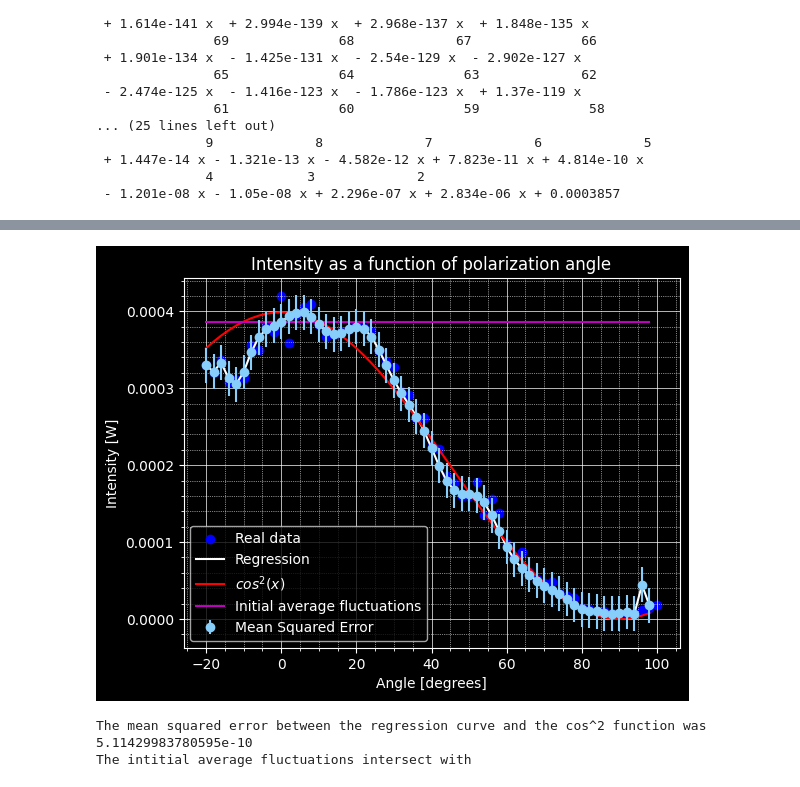
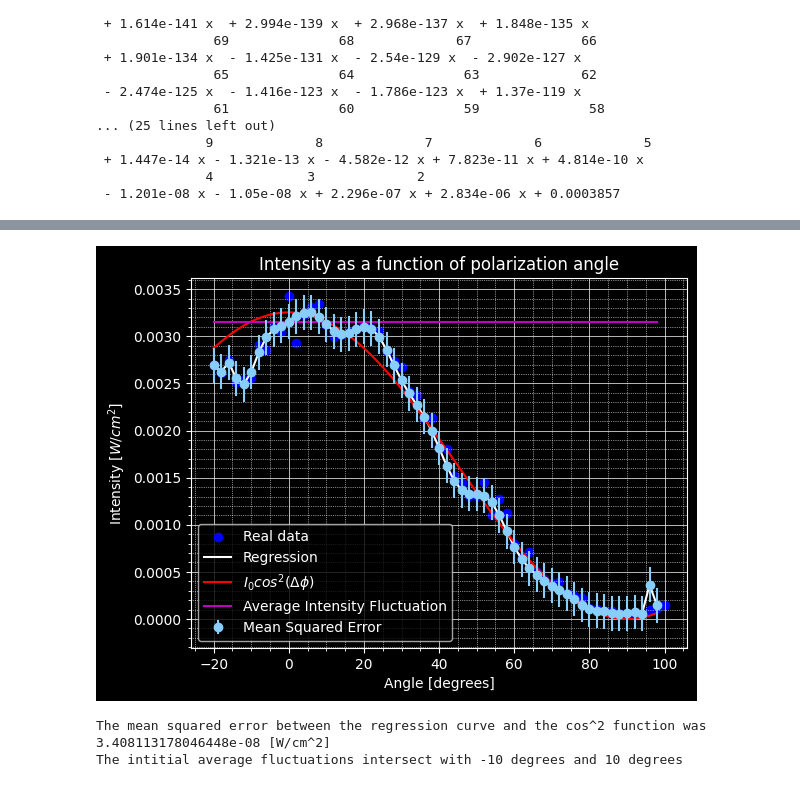
Before and after one commit to opticslabjkmspk/Optics-Lab, a Jupyter notebook: Lab 2 Report.ipynb, the cells around one changed output, grey strips where cells are left out. Cells and saved outputs as stored; diff of their text form; code cells hidden in the pictures.

```diff
--- a/Lab 2 Report.ipynb
+++ b/Lab 2 Report.ipynb
@@ -257,11 +278,11 @@ for i in reversed(range(2,21,2)):
         line = line.split(',')
         lines.append(line)
     df = pd.DataFrame(lines)
-    intensity = df[3]
-    intensity = intensity.values.tolist()
-    for j in range(0, len(intensity)):
-        intensity[j] = float(intensity[j])
-    avg = np.mean(intensity)
+    power = df[3]
+    power = power.values.tolist()
+    for j in range(0, len(power)):
+        power[j] = float(power[j])
+    avg = np.mean(power)
     avrg.append(avg)
     angle.append(-i)
 
@@ -275,18 +296,19 @@ for i in range(0,101,2):
         line = line.split(',')
         lines.append(line)
     df = pd.DataFrame(lines)
-    intensity = df[3]
-    intensity = intensity.values.tolist()
-    for j in range(0, len(intensity)):
-        intensity[j] = float(intensity[j])
-    avg = np.mean(intensity)
+    power = df[3]
+    power = power.values.tolist()
+    for j in range(0, len(power)):
+        power[j] = float(power[j])
+    avg = np.mean(power)
     avrg.append(avg)
     angle.append(i)
 
 data_dict = {
     'Angle [degrees]':angle,
-    'Average [W]':avrg
+    'Average Power [W]':avrg
 }
+
 
 data = pd.DataFrame(data_dict)
 print(data.to_string())
@@ -464,31 +513,31 @@ for i in range(len(angle_pop)):
 # %%
 '''
 Lastly, we are able to fit our 'best fit' regression curve to the data with error bars based on the mean squared error.
 '''
 
 with plt.style.context('dark_background'):
-    plt.scatter(angle,avrg,color = 'blue',label = 'Real data')
-    plt.plot(angle_pop,model(line),color='white',label = 'Regression')
-    plt.plot(angle_pop,values_pop,color = 'r',label = '$cos^{2}(x)$')
-    plt.plot(angle_pop,mean_fluc_arr,color = 'm',label='Initial average fluctuations')
+    plt.scatter(angle,final_avrg,color = 'blue',label = 'Real data')
+    plt.plot(angle_pop,final_model,color='white',label = 'Regression')
+    plt.plot(angle_pop,final_values,color = 'r',label = '$I_{0}cos^{2}(\Delta \phi)$')
+    plt.plot(angle_pop,final_flucs,color = 'm',label='Average Intensity Fluctuation')
     plt.title('Intensity as a function of polarization angle')
     plt.xlabel('Angle [degrees]')
-    plt.ylabel('Intensity [W]')
+    plt.ylabel('Intensity [$W/cm^{2}]$')
     plt.minorticks_on()
     plt.grid(which='major', linestyle='-', linewidth='0.5')
     plt.grid(which='minor', linestyle=':', linewidth='0.5')
-    plt.errorbar(angle_pop,model(line),np.sqrt(mse),color='lightskyblue',label='Mean Squared Error',fmt='o')
+    plt.errorbar(angle_pop,final_model,np.sqrt(mse),color='lightskyblue',label='Mean Squared Error',fmt='o')
     plt.legend()
     plt.rcParams['axes.facecolor'] = 'dimgrey'
     plt.rcParams.update({'text.color': "grey",
                          'axes.labelcolor': "black"})
     plt.show()
-    print('The mean squared error between the regression curve and the cos^2 function was ',mse)
-    print('The intitial average fluctuations intersect with ')
+    print('The mean squared error between the regression curve and the cos^2 function was ',mse, '[W/cm^2]')
+    print('The intitial average fluctuations intersect with -10 degrees and 10 degrees')
 # %% [output]
-[figure, old version]
+[figure, new version]
-The mean squared error between the regression curve and the cos^2 function was  5.11429983780595e-10
-The intitial average fluctuations intersect with
+The mean squared error between the regression curve and the cos^2 function was  3.408113178046448e-08 [W/cm^2]
+The intitial average fluctuations intersect with -10 degrees and 10 degrees
 # %% [markdown]
 ___
 ### Conclusions
```
Also changed, not shown: parts of 19 cells of this notebook.
